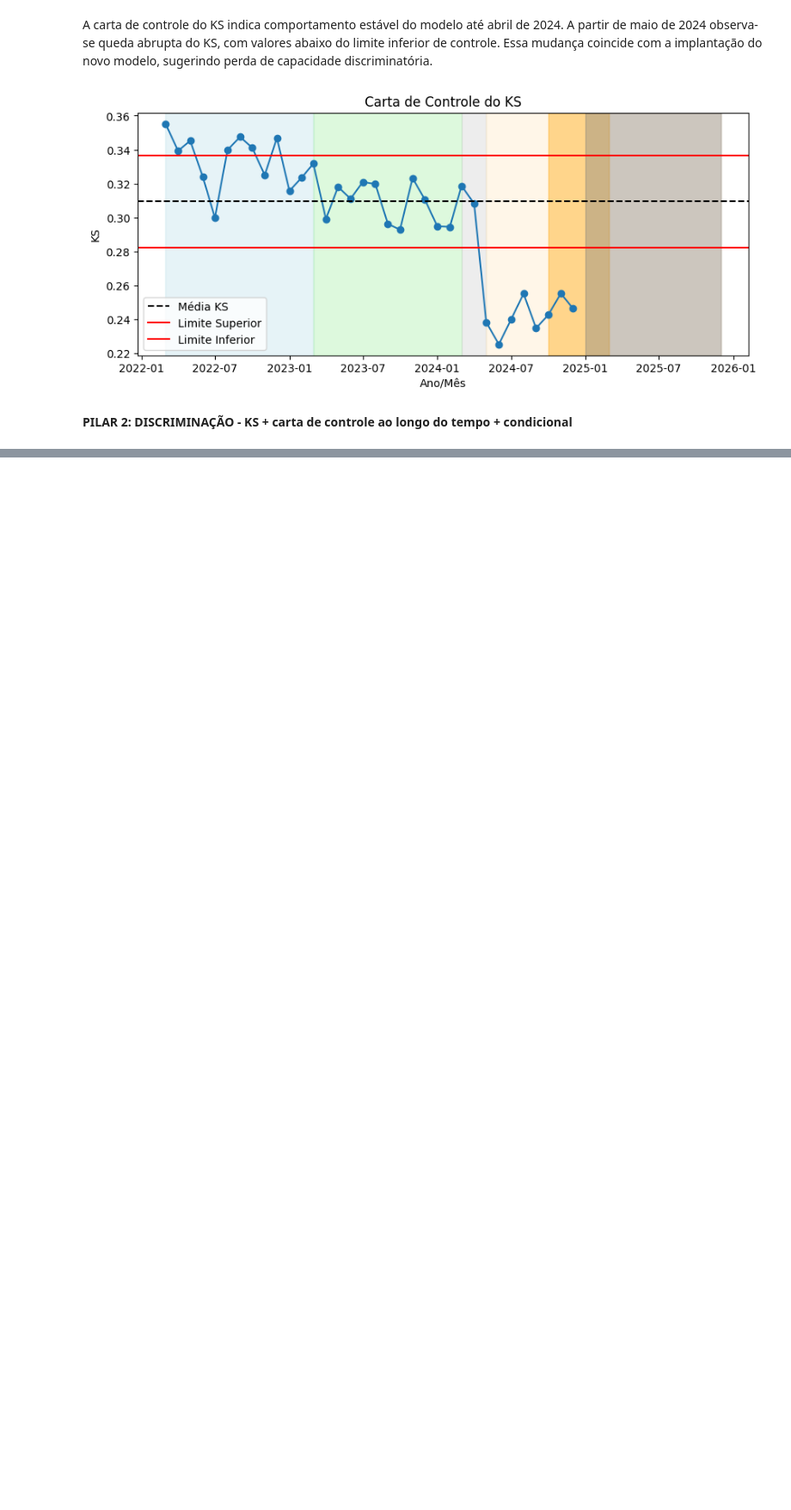
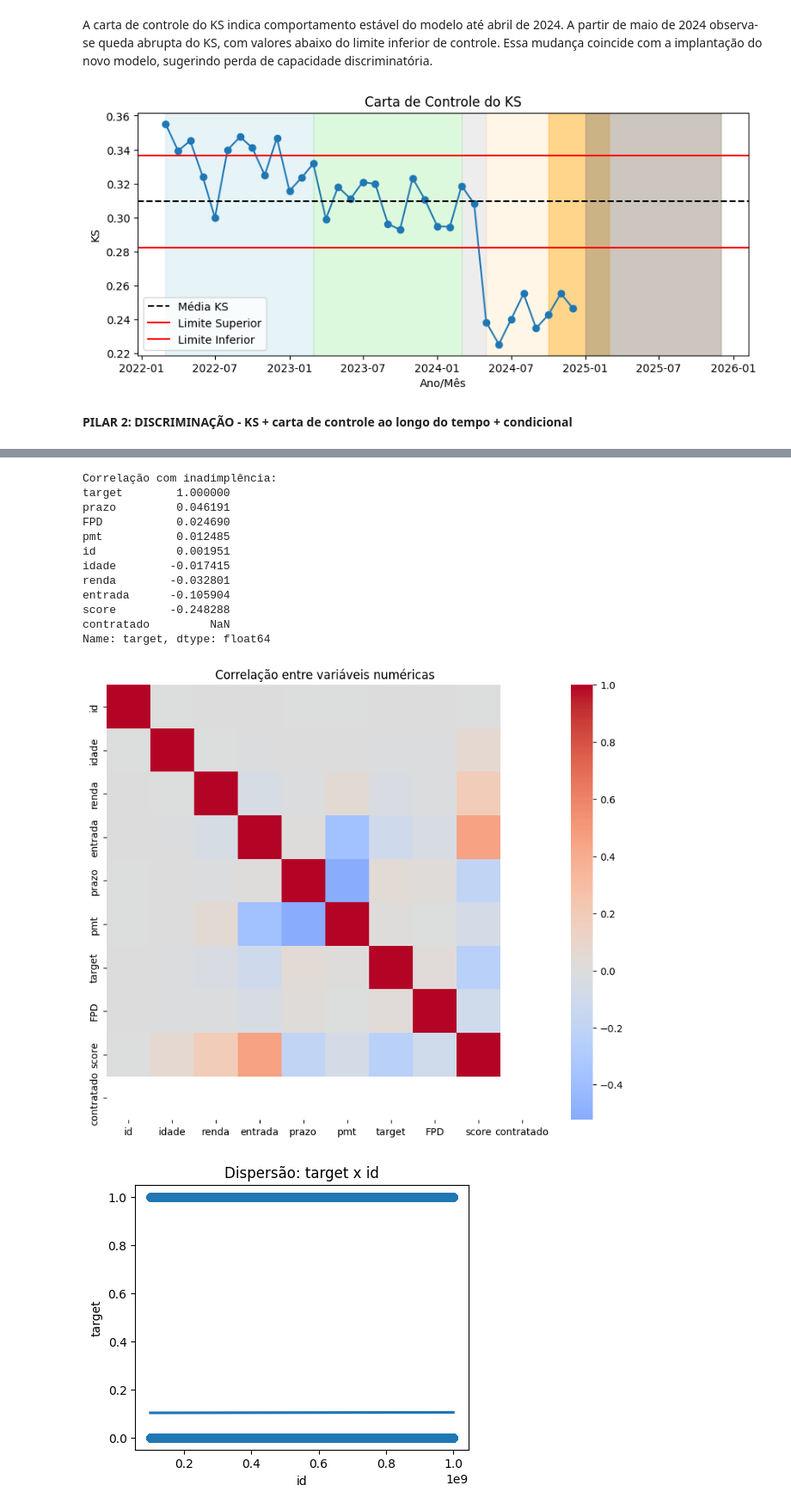
Before and after one commit to JMCVALE/ASN-ROCKS-, a Jupyter notebook: MONITORAMENTO.ipynb, the cells around one changed output, grey strips where cells are left out. Shown at 86% size. Saved outputs shown, nothing was run; the diff lists cells and outputs as text; code cells hidden in the pictures; blank space fills up the shorter version.

```diff
--- a/MONITORAMENTO.ipynb
+++ b/MONITORAMENTO.ipynb
@@ -994,0 +1163,61 @@ plt.show()
+# %%
+# -----------------------------
+# filtrar apenas contratados
+# -----------------------------
+base = base[base["contratado"] == 1]
+
+# -----------------------------
+# selecionar variáveis numéricas
+# -----------------------------
+numericas = base.select_dtypes(include=["int64","float64"])
+
+# -----------------------------
+# correlação com target
+# -----------------------------
+corr_target = numericas.corr()["target"].sort_values(ascending=False)
+
+print("Correlação com inadimplência:")
+print(corr_target)
+
+# -----------------------------
+# heatmap de correlação
+# -----------------------------
+plt.figure(figsize=(10,8))
+sns.heatmap(numericas.corr(), cmap="coolwarm", center=0)
+plt.title("Correlação entre variáveis numéricas")
+plt.show()
+
+# -----------------------------
+# dispersão target vs variáveis
+# -----------------------------
+variaveis = numericas.columns.drop("target")
+
+for var in variaveis:
+
+    plt.figure(figsize=(5,4))
+    sns.regplot(
+        x=base[var],
+        y=base["target"],
+        scatter_kws={"alpha":0.3}
+    )
+
+    plt.title(f"Dispersão: target x {var}")
+    plt.xlabel(var)
+    plt.ylabel("target")
+
+    plt.show()
+# %% [output]
+Correlação com inadimplência:
+target        1.000000
+prazo         0.046191
+FPD           0.024690
+pmt           0.012485
+id            0.001951
+idade        -0.017415
+renda        -0.032801
+entrada      -0.105904
+score        -0.248288
+contratado         NaN
+Name: target, dtype: float64
+[figure, added]
+[figure, added]
```
Also changed, not shown: parts of 12 cells of this notebook.
